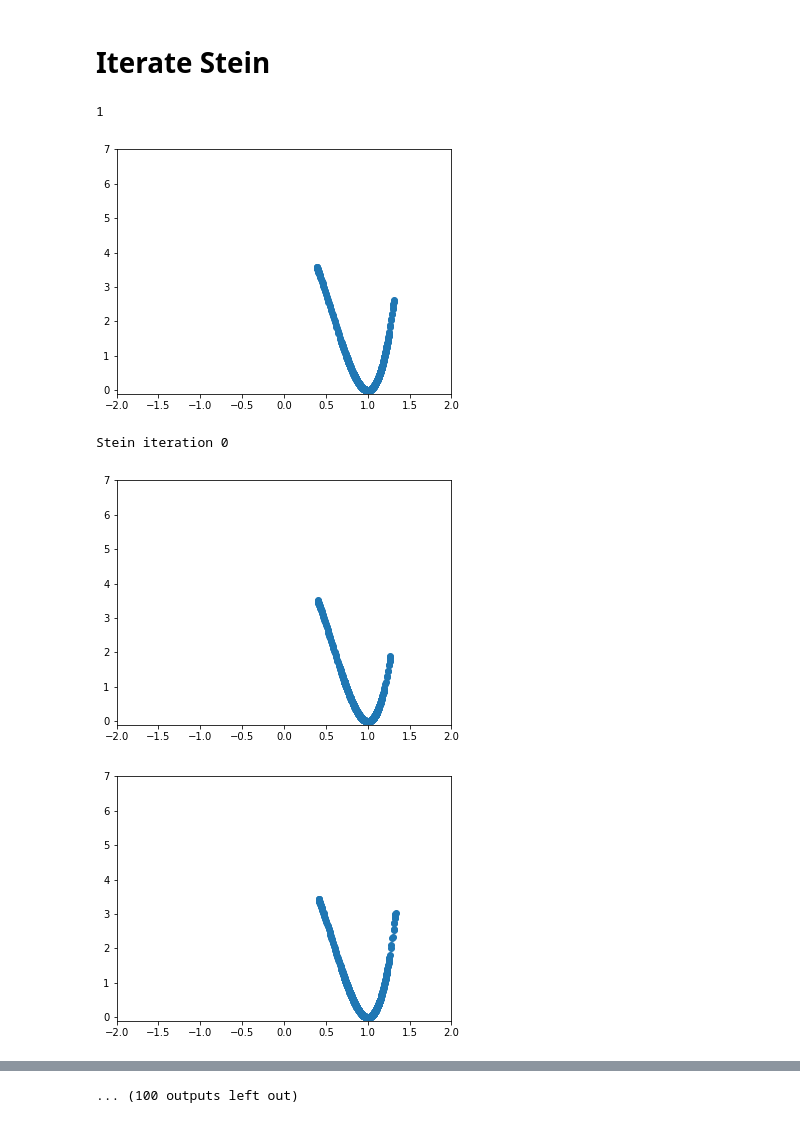
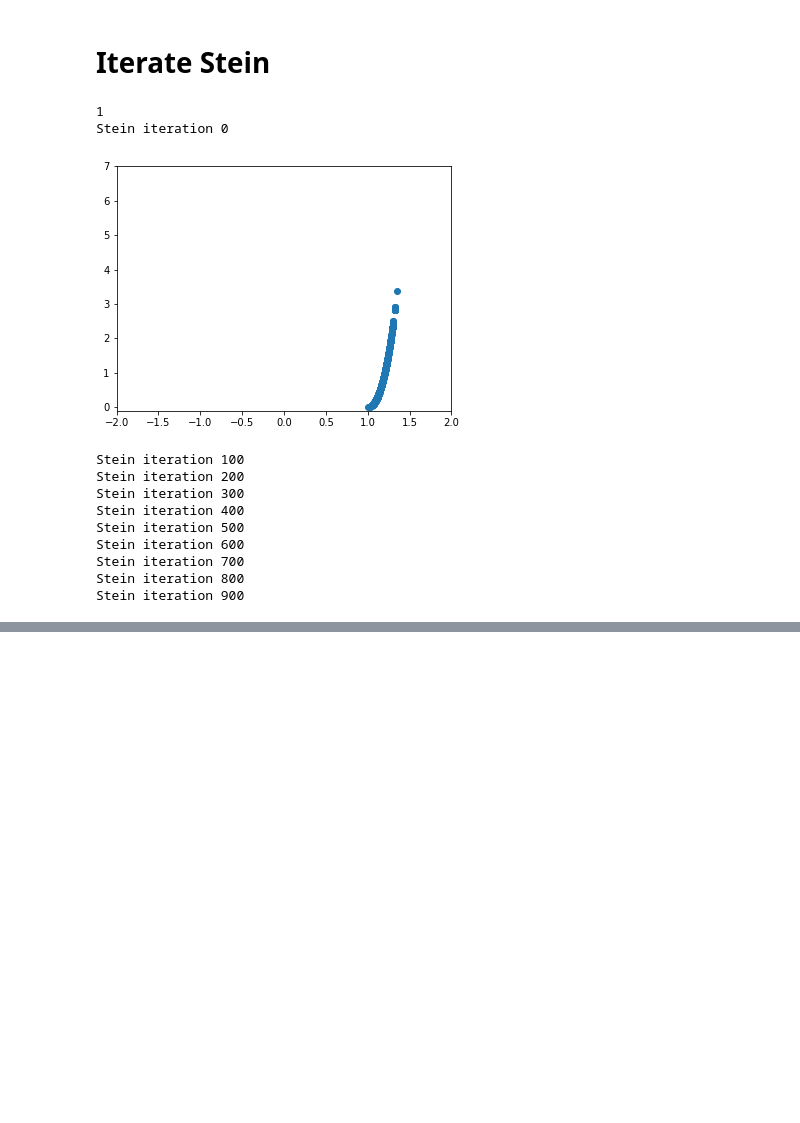
Before and after one commit to ZofiaTr/DFM, a Jupyter notebook: interactivePython/toyModel_Stein.ipynb, the cells around one changed output, grey strips where cells are left out. Cells and saved outputs as stored; diff of their text form; code cells hidden in the pictures; blank space fills up the shorter version.

```diff
--- a/interactivePython/toyModel_Stein.ipynb
+++ b/interactivePython/toyModel_Stein.ipynb
@@ -36,7 +36,9 @@ f=force(xn)
 
 for n in range(nrSteps-1):
 
-
+        if n % 10 ==0:
+            pn = p[0]
+            xn = x[0]
 
         pn = pn + 0.5* f * dt
         xn = xn + 0.5* pn * dt
@@ -91,12 +93,12 @@ def compute_force_all(XL):
 
 def compute_stein_force(XL, leader_set):
 
-    force = compute_force(XL, leader_set)
+    f = compute_force(XL, leader_set)
     # create numpy array from the list force which has also units
     forcenp = []
     # remove units (we needed the units for the force call before!)
     for n in range(len(leader_set)):
-        forcenp.append(force[n])
+        forcenp.append(f[n])
 
     forcenp = np.asarray(forcenp)
     # create numpy array from the list XL which has also units
@@ -116,7 +118,7 @@ def compute_stein_force(XL, leader_set):
     force_resh = forcenp.reshape(forcenp.shape[0])
 
     # kernel scaling parameter
-    h=0.04
+    h=0.4
 
     distances = cdist(X_leader, Xresh)
     kernel = np.exp(-distances**2 / h)
@@ -144,7 +146,7 @@ def compute_stein_force(XL, leader_set):
 # %% [markdown]
 # Iterate Stein
 # %%
-numberOfSteinSteps = 100#50000
+numberOfSteinSteps = 1000
 
 X_short = np.copy(x)
 
@@ -155,36 +157,43 @@ numberOfLeaderParticles = int(0.2*(X_short.shape[0]))
 leader_set = np.random.choice(range(X_short.shape[0]), numberOfLeaderParticles)#np.array(range(X_short.shape[0]))#
 
 mass = 1
 
 q = np.zeros((len(X_short), 1, 1))
 q[:,0,0] = np.copy(X_short)
 print(q.shape[2])
 
 XL=np.copy(q)
-plotSampling_fromData(q, methodName=None, color='b', title = 'Initial condition')
+#plotSampling_fromData(q, methodName=None, color='b', title = 'Initial condition')
 f = compute_stein_force(XL,leader_set)
 #f = compute_force(XL)
 
 modit = int(numberOfSteinSteps/10)
-moditfig = 1#int(numberOfSteinSteps/100)
+moditfig =numberOfSteinSteps #int(numberOfSteinSteps/100)
 
 for ns in range(numberOfSteinSteps):
     if ns%modit==0:
         print('Stein iteration '+repr(ns))
     f = compute_stein_force(XL,leader_set)
     for n in range(len(XL)):
         XL[n] = (XL[n] + epsilon_step * f[n])#/mass );
         q[n,:,:] =  np.copy(XL[n])
 
     ## plot progress
     if ns%moditfig==0:
         plotSampling_fromData(q, methodName=None, color='b', title = 'Initial condition', savefigure='SteinFigures/it_'+repr(ns)+'.png')
     if np.isnan(q).any():
         print('Explosion. Nan.')
         break
 # %% [output]
 1
+Stein iteration 0
-[figure, old version]
+[figure, new version]
-Stein iteration 0
+Stein iteration 100
+Stein iteration 200
+Stein iteration 300
+Stein iteration 400
+Stein iteration 500
+Stein iteration 600
+Stein iteration 700
+Stein iteration 800
+Stein iteration 900
-[figure, removed]
-[figure, removed]
@@ -198,4 +200,3 @@ Stein iteration 0
-... (100 outputs left out)
 # %%
 plotSampling_fromData(x,  methodName=None, color='b', title='Initial state')
 plotSampling_fromData(q, methodName=None, color='b', title = 'After '+repr(numberOfSteinSteps)+' Stein steps')
```
Also changed, not shown: parts of 6 cells of this notebook.
